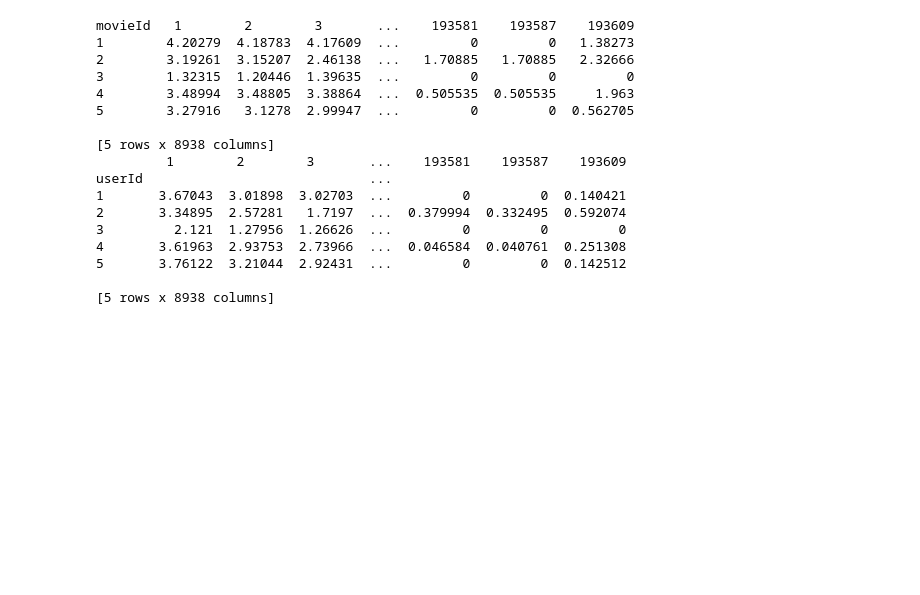
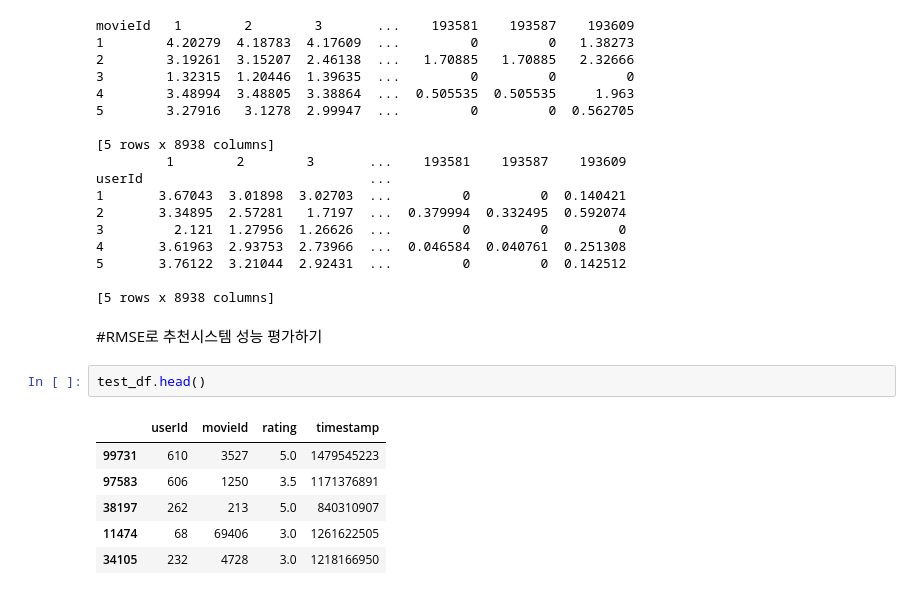
Before and after one commit to fromptj/recommender_system, a Jupyter notebook: 02-Basic-Recommender-System/02-Collaborative_Filtering.ipynb, the cells around one changed output. Cells and saved outputs as stored; diff of their text form; blank space fills up the shorter version.

```diff
--- a/02-Basic-Recommender-System/02-Collaborative_Filtering.ipynb
+++ b/02-Basic-Recommender-System/02-Collaborative_Filtering.ipynb
@@ -361,3 +361,14 @@ userId                             ...
 5       3.76122  3.21044  2.92431  ...         0         0  0.142512
 
 [5 rows x 8938 columns]
+# %% [markdown]
+#RMSE로 추천시스템 성능 평가하기
+# %%
+test_df.head()
+# %% [output]
+|  | userId | movieId | rating | timestamp |
+| 99731 | 610 | 3527 | 5.0 | 1479545223 |
+| 97583 | 606 | 1250 | 3.5 | 1171376891 |
+| 38197 | 262 | 213 | 5.0 | 840310907 |
+| 11474 | 68 | 69406 | 3.0 | 1261622505 |
+| 34105 | 232 | 4728 | 3.0 | 1218166950 |
```
Also changed, not shown: parts of 5 cells of this notebook.
